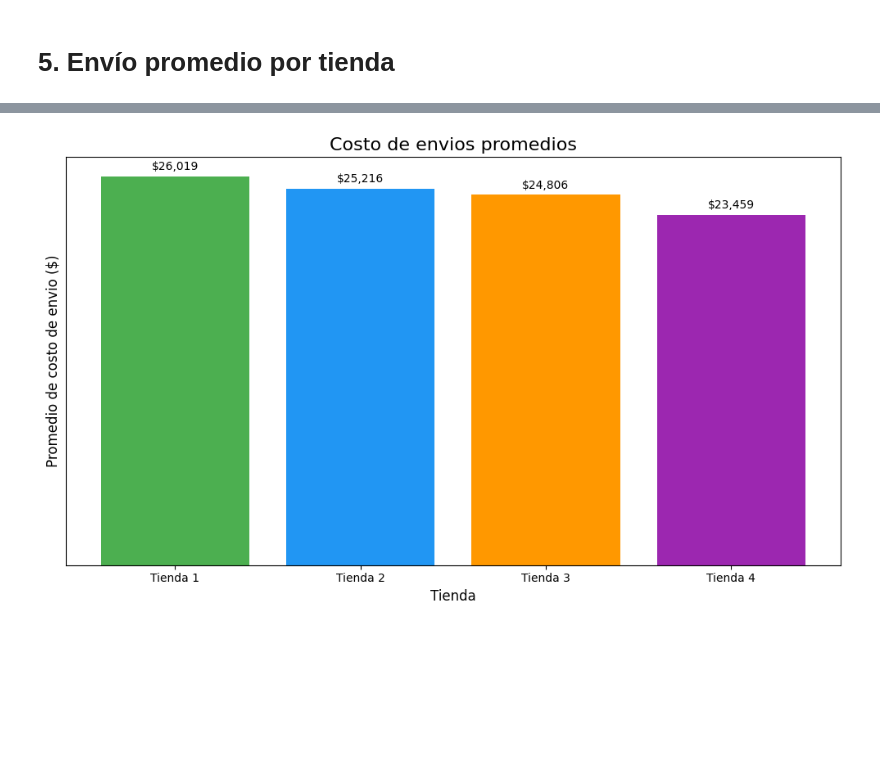
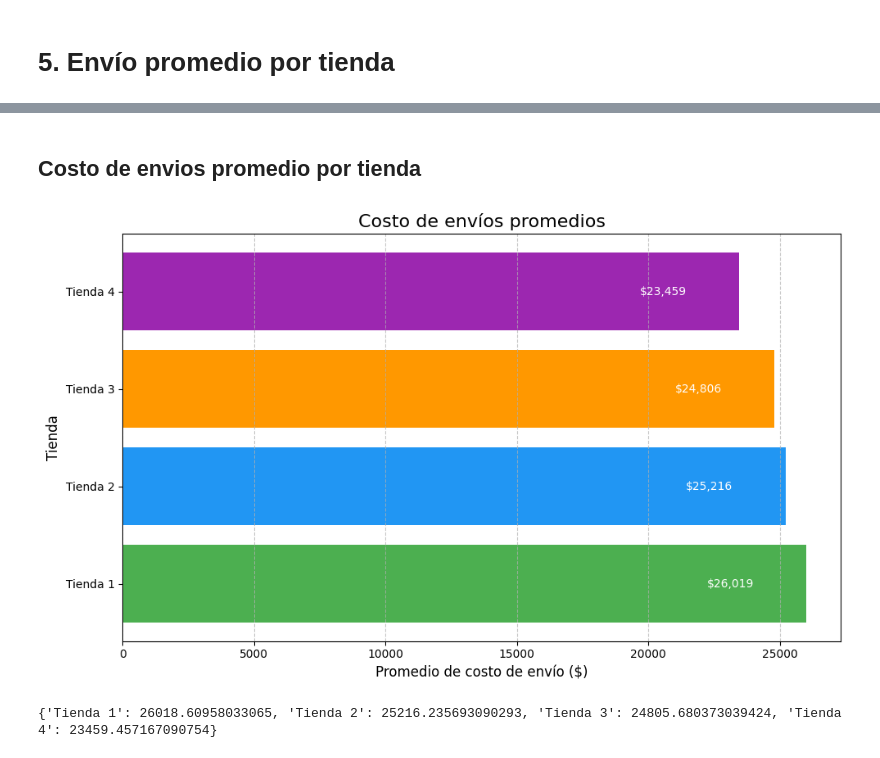
Before and after one commit to ErikGzz03TEC/Alura_Store_Challenge, a Jupyter notebook: AluraStoreLatam.ipynb, the cells around one changed output, grey strips where cells are left out. Cells and saved outputs as stored; diff of their text form; code cells hidden in the pictures; blank space fills up the shorter version.

```diff
--- a/AluraStoreLatam.ipynb
+++ b/AluraStoreLatam.ipynb
@@ -427,38 +418,38 @@ plt.show()
+# %% [markdown]
+## Costo de envios promedio por tienda
 # %%
 def cantidad_costo_envio(tienda):
     return tienda["Costo de envío"].mean()
 
 cantidad_costo_envio_tienda1 = cantidad_costo_envio(tienda)
 cantidad_costo_envio_tienda2 = cantidad_costo_envio(tienda2)
 cantidad_costo_envio_tienda3 = cantidad_costo_envio(tienda3)
 cantidad_costo_envio_tienda4 = cantidad_costo_envio(tienda4)
 
 cantidad_costo_envio = {
     "Tienda 1": cantidad_costo_envio_tienda1,
     "Tienda 2": cantidad_costo_envio_tienda2,
     "Tienda 3": cantidad_costo_envio_tienda3,
     "Tienda 4": cantidad_costo_envio_tienda4
 }
 
 plt.figure(figsize=(10, 6))
-bars = plt.bar(cantidad_costo_envio.keys(), cantidad_costo_envio.values(),
-               color=['#4CAF50','#2196F3','#FF9800', '#9C27B0'])
+bars = plt.barh(list(cantidad_costo_envio.keys()), list(cantidad_costo_envio.values()),
+                color=['#4CAF50', '#2196F3', '#FF9800', '#9C27B0'])
 
-plt.title('Costo de envios promedios', fontsize=16)
-plt.xlabel('Tienda', fontsize=12)
-plt.ylabel('Promedio de costo de envio ($)', fontsize=12)
-plt.gca().set_yticks([])
+plt.title('Costo de envíos promedios', fontsize=16)
+plt.xlabel('Promedio de costo de envío ($)', fontsize=12)
+plt.ylabel('Tienda', fontsize=12)
 
+# Añadir etiquetas de datos al final de las barras con posición ajustada
+for bar in bars:
+    width = bar.get_width()
+    plt.text(width - 2000, bar.get_y() + bar.get_height() / 2, f"${width:,.0f}",
+             ha='right', va='center', fontsize=10, color='white')  # Ajustar posición y color
 
-
-# Añadir etiquetas de datos encima de las barras
-for bar in bars:
-    height = bar.get_height()
-    plt.text(bar.get_x() + bar.get_width() / 2, height + height * 0.01, f"${height:,.0f}",
-             ha='center', va='bottom', fontsize=10)
-
-plt.grid(axis='y', linestyle='--', alpha=0.7)
+plt.grid(axis='x', linestyle='--', alpha=0.7)
 plt.tight_layout()
 plt.show()
 # %% [output]
-[figure, old version]
+[figure, new version]
+{'Tienda 1': 26018.60958033065, 'Tienda 2': 25216.235693090293, 'Tienda 3': 24805.680373039424, 'Tienda 4': 23459.457167090754}
```
Also changed, not shown: parts of 11 cells of this notebook.
